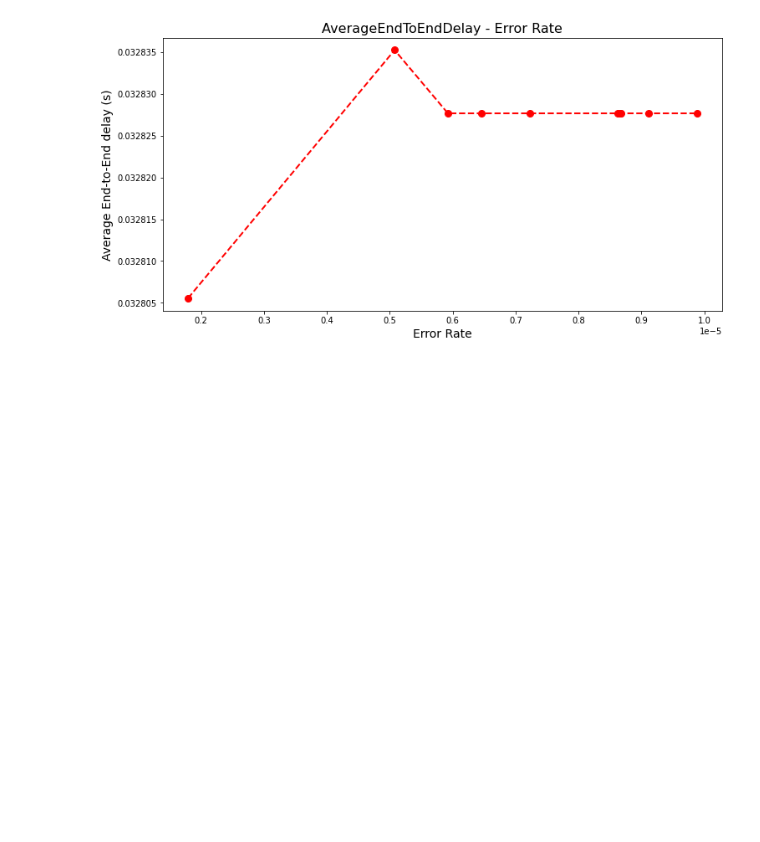
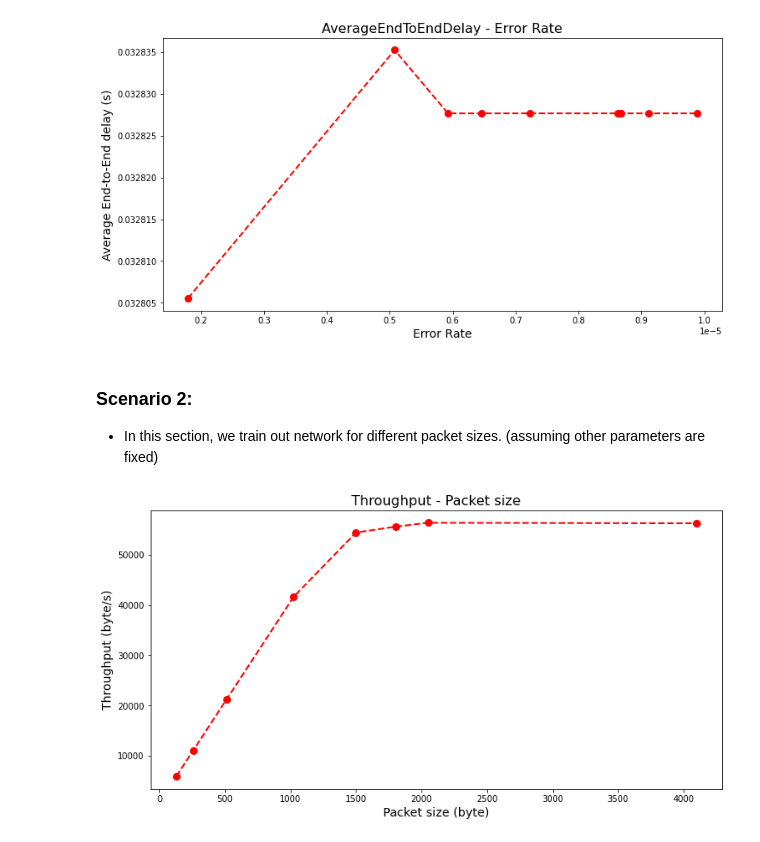
Before and after one commit to SM2A/Network_Simulation, a Jupyter notebook: Simulation-Report.ipynb, the cells around one changed output. Saved outputs shown, nothing was run; the diff lists cells and outputs as text; code cells hidden in the pictures; blank space fills up the shorter version.

Commit message:
scenario 2 done.

```diff
--- a/Simulation-Report.ipynb
+++ b/Simulation-Report.ipynb
@@ -76,3 +76,32 @@ plt.title('AverageEndToEndDelay - Error Rate', fontsize=16)
 plt.savefig("AverageEndToEndDelay-ErrorRate")
 # %% [output]
 [figure]
+# %% [markdown]
+### Scenario 2:
+- In this section, we train out network for different packet sizes. (assuming other parameters are fixed)
+# %%
+# Default args
+BANDWIDTH = '1Mb'
+ERROR_RATE = '0.00001'
+
+packet_sizes = [128, 256, 512, 1024, 1500, 1800,  2048, 4096]
+throughput = []
+transfer_ratio = []
+avg_delay = []
+for psize in packet_sizes:
+    prog = TCL + ' ' + BANDWIDTH + ' ' + str(psize) + ' ' + ERROR_RATE
+    command = 'ns' + ' ' + prog
+    os.system(command)
+    analyzer = Analyzer('traces/' + BANDWIDTH + '-' + str(psize) + '-' + ERROR_RATE + '.tr')
+    analyzer.parse()
+    throughput.append(analyzer.throughput())
+    transfer_ratio.append(analyzer.packet_transfer_ratio())
+    avg_delay.append(analyzer.avg_end_to_end_delay())
+# %%
+plt.plot(packet_sizes, throughput, color='red', linestyle='dashed', linewidth=2, marker='o', markerfacecolor='red', markersize=8)
+plt.xlabel('Packet size (byte)', fontsize=14)
+plt.ylabel('Throughput (byte/s)', fontsize=14)
+plt.title('Throughput - Packet size', fontsize=16)
+plt.savefig("Throughput-Packet size")
+# %% [output]
+[figure, added]
```
Also changed, not shown: parts of 4 cells of this notebook, 1 other file.
